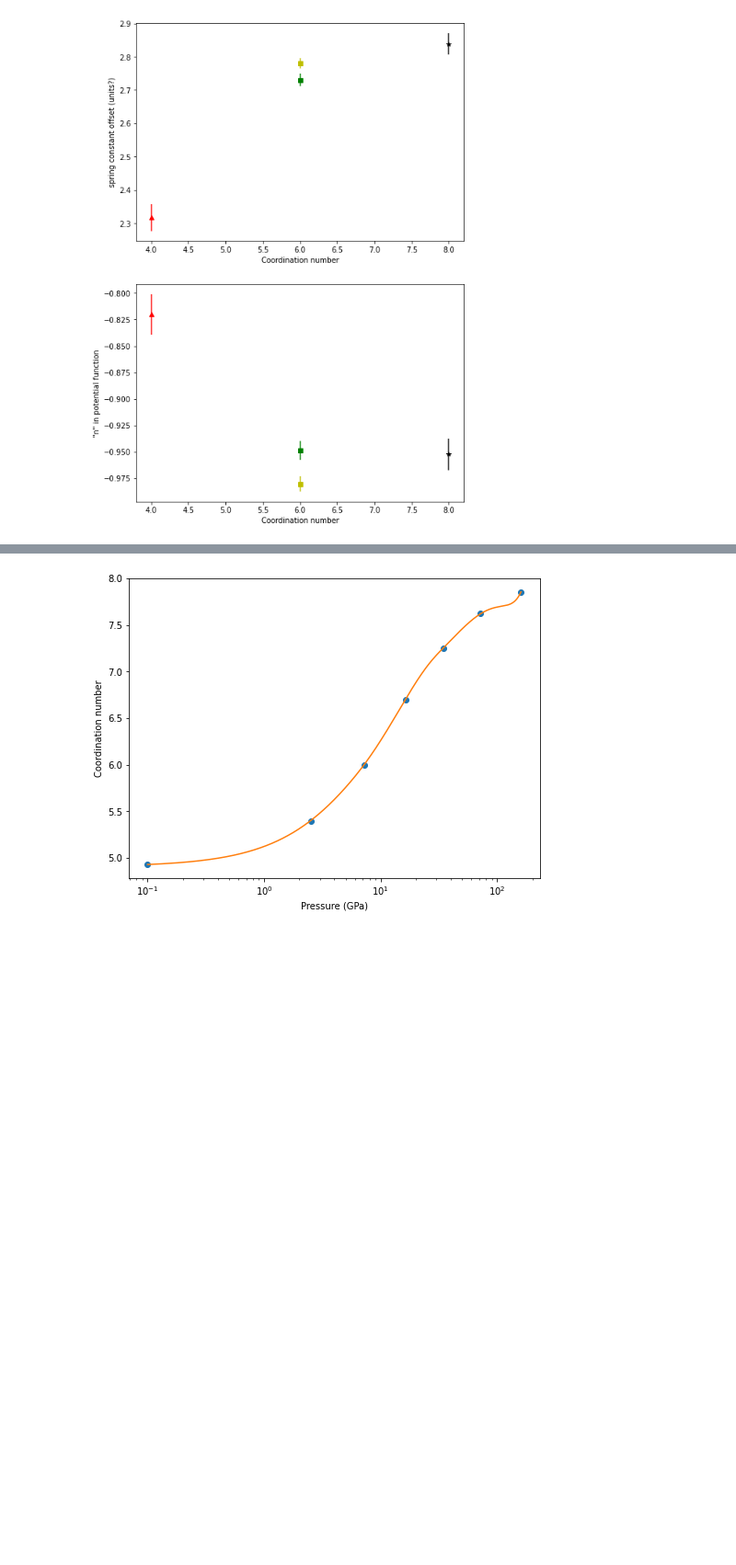
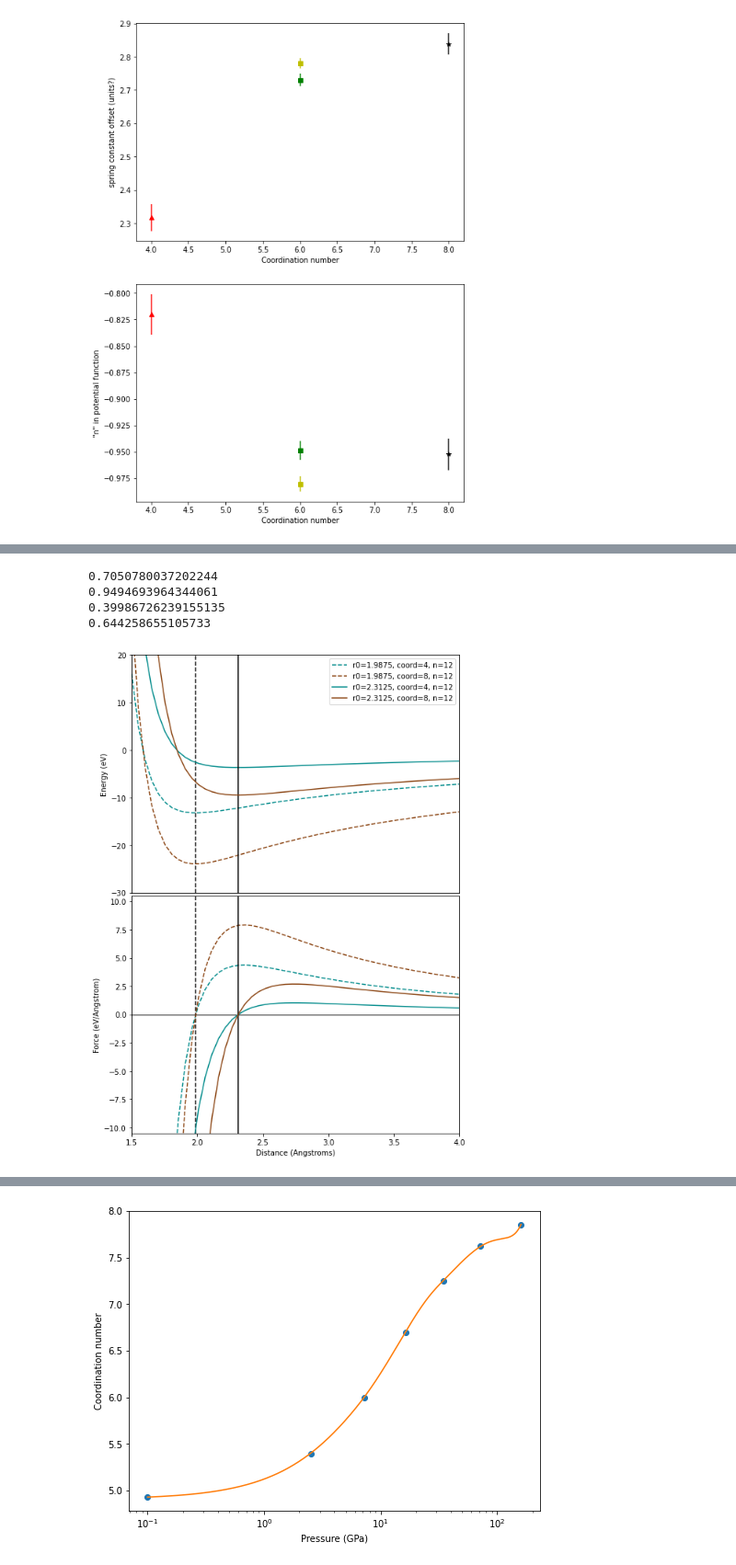
Before and after one commit to andreww/isofrac, a Jupyter notebook: potential_figure.ipynb, the cells around one changed output, grey strips where cells are left out. Shown at 92% size. Drawn from its saved outputs; the diff is of its cells as text; code cells hidden in the pictures; blank space fills up the shorter version.

```diff
--- a/potential_figure.ipynb
+++ b/potential_figure.ipynb
@@ -418,6 +418,10 @@ def calc_beta_300_vary_q_coord(data, qfac0, qfac1, qfacgrd):
     k = kf(r*1E-10, 2.0*qfac, -2.0*qfac, n)
     beta = ionic_model.ionic_model_beta(k, 300.0)
     return beta
+# %%
+def get_qfac(r, coord, qfac0, qfac1, qfacgrd):
+    qfac = qfac0 + r*qfac1 + coord*qfacgrd
+    return qfac
 # %%
 def calc_beta_model(r, coord, t, qfac0, qfac1, qfacgrd):
     qfac = qfac0 + r*qfac1 + coord*qfacgrd
@@ -473,0 +520,63 @@ plt.show()
+# %%
+rs = np.linspace(1.5E-10, 4.0E-10)
+fig, ax = plt.subplots(figsize=(8,12), nrows=2, sharex=True, gridspec_kw={'hspace':0.0125})
+
+r0 = 1.9875
+coord = 4.0
+qfac = get_qfac(r0, coord, *all_popt)
+print(qfac)
+ax[0].plot(rs*m2ang, energy(rs, 2.0*qfac, -2.0*qfac, cal_b(r0*1E-10, 2.0*qfac, -2.0*qfac, 12), 12)*j2ev,
+           label='r0=1.9875, coord=4, n=12', color='darkcyan', ls='--')
+ax[1].plot(rs*m2ang, de_by_dr(rs, 2.0*qfac, -2.0*qfac, cal_b(r0*1E-10, 2.0*qfac, -2.0*qfac, 12), 12)*j2ev/m2ang,
+           color='darkcyan', ls='--')
+ax[1].axvline(r0, ls='--', color='k')
+ax[0].axvline(r0, ls='--', color='k')
+ax[1].axhline(0.0, color='k', lw=1)
+
+r0 = 1.9875
+coord = 8.0
+qfac = get_qfac(r0, coord, *all_popt)
+print(qfac)
+ax[0].plot(rs*m2ang, energy(rs, 2.0*qfac, -2.0*qfac, cal_b(r0*1E-10, 2.0*qfac, -2.0*qfac, 12), 12)*j2ev,
+           label='r0=1.9875, coord=8, n=12', color='saddlebrown', ls='--')
+ax[1].plot(rs*m2ang, de_by_dr(rs, 2.0*qfac, -2.0*qfac, cal_b(r0*1E-10, 2.0*qfac, -2.0*qfac, 12), 12)*j2ev/m2ang,
+          color='saddlebrown', ls='--')
+
+r0 = 2.3125
+coord = 4.0
+qfac = get_qfac(r0, coord, *all_popt)
+print(qfac)
+ax[0].plot(rs*m2ang, energy(rs, 2.0*qfac, -2.0*qfac, cal_b(r0*1E-10, 2.0*qfac, -2.0*qfac, 12), 12)*j2ev,
+           label='r0=2.3125, coord=4, n=12', color='darkcyan', ls='-')
+ax[1].plot(rs*m2ang, de_by_dr(rs, 2.0*qfac, -2.0*qfac, cal_b(r0*1E-10, 2.0*qfac, -2.0*qfac, 12), 12)*j2ev/m2ang,
+           color='darkcyan', ls='-')
+ax[1].axvline(r0, color='k')
+ax[0].axvline(r0, color='k')
+
+r0 = 2.3125
+coord = 8.0
+qfac = get_qfac(r0, coord, *all_popt)
+print(qfac)
+ax[0].plot(rs*m2ang, energy(rs, 2.0*qfac, -2.0*qfac, cal_b(r0*1E-10, 2.0*qfac, -2.0*qfac, 12), 12)*j2ev,
+           label='r0=2.3125, coord=8, n=12',
+          color='saddlebrown', ls='-')
+ax[1].plot(rs*m2ang, de_by_dr(rs, 2.0*qfac, -2.0*qfac, cal_b(r0*1E-10, 2.0*qfac, -2.0*qfac, 12), 12)*j2ev/m2ang,
+          color='saddlebrown', ls='-')
+
+ax[0].set_ylim(-30, 20)
+ax[0].set_xlim(1.5, 4.0)
+ax[1].set_xlim(1.5, 4.0)
+ax[0].legend()
+
+ax[0].set_ylabel('Energy (eV)')
+ax[0].xaxis.set_ticks_position('none')
+ax[1].set_ylim(-10.5, 10.5)
+ax[1].set_xlabel('Distance (Angstroms)')
+ax[1].set_ylabel('Force (eV/Angstrom)')
+plt.show()
+# %% [output]
+0.7050780037202244
+0.9494693964344061
+0.39986726239155135
+0.644258655105733
+[figure, added]
```
Also changed, not shown: parts of 5 cells of this notebook.
